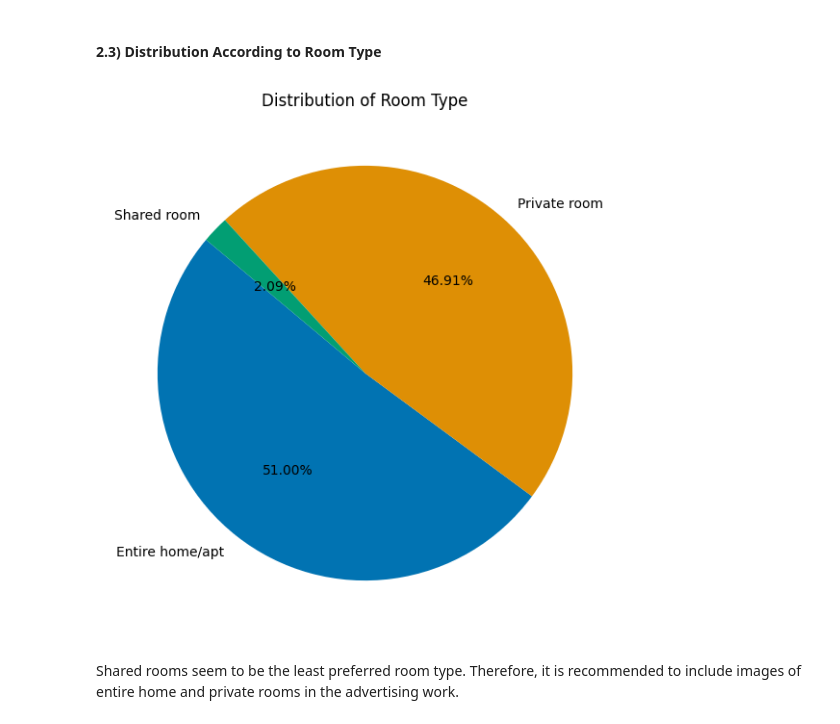
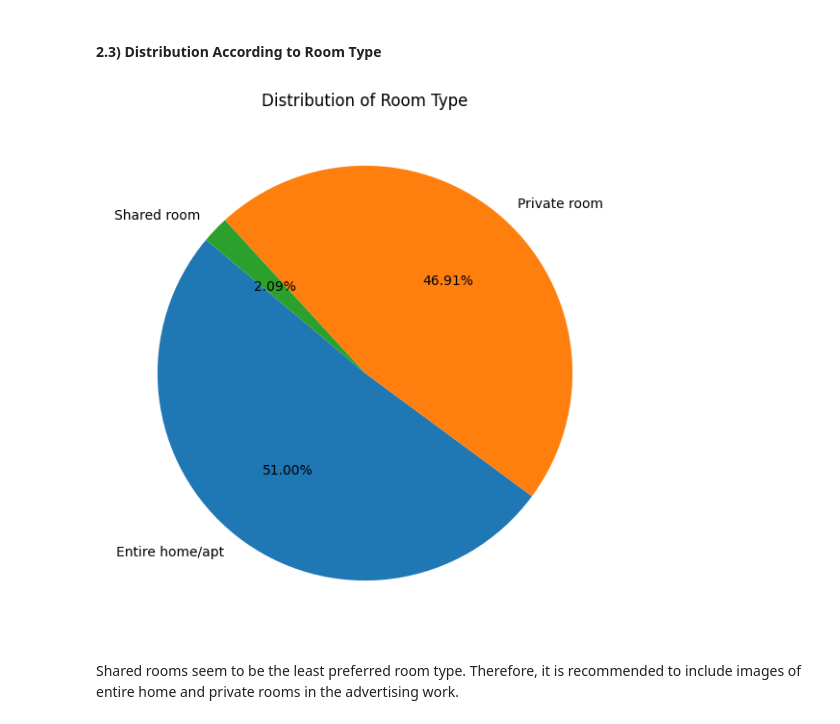
Before and after one commit to mehmetbuyukgumus/AirBnb-Data-Analysis-Study, a Jupyter notebook: analysis/analysis.ipynb, the cells around one changed output. Drawn from its saved outputs; the diff is of its cells as text; code cells hidden in the pictures.

```diff
--- a/analysis/analysis.ipynb
+++ b/analysis/analysis.ipynb
@@ -164,17 +164,16 @@ We see that cancellation conditions are equally distributed. Therefore, it is no
 # %%
 room_typeDF = df.groupby("room type")["room type"].value_counts()
 room_typeDF = pd.DataFrame(room_typeDF)
 plt.figure(figsize= (7,7))
 plt.pie(x= "count",
         labels= room_typeDF.index,
         autopct= '%1.2f%%',
         startangle= 140,
-        colors= colors,
         data= room_typeDF);
 plt.title("Distribution of Room Type")
 plt.show()
 # %% [output]
-[figure, old version]
+[figure, new version]
 # %% [markdown]
 Shared rooms seem to be the least preferred room type. Therefore, it is recommended to include images of entire home and private rooms in the advertising work.
 # %% [markdown]
```
Also changed, not shown: parts of 1 cell of this notebook.
